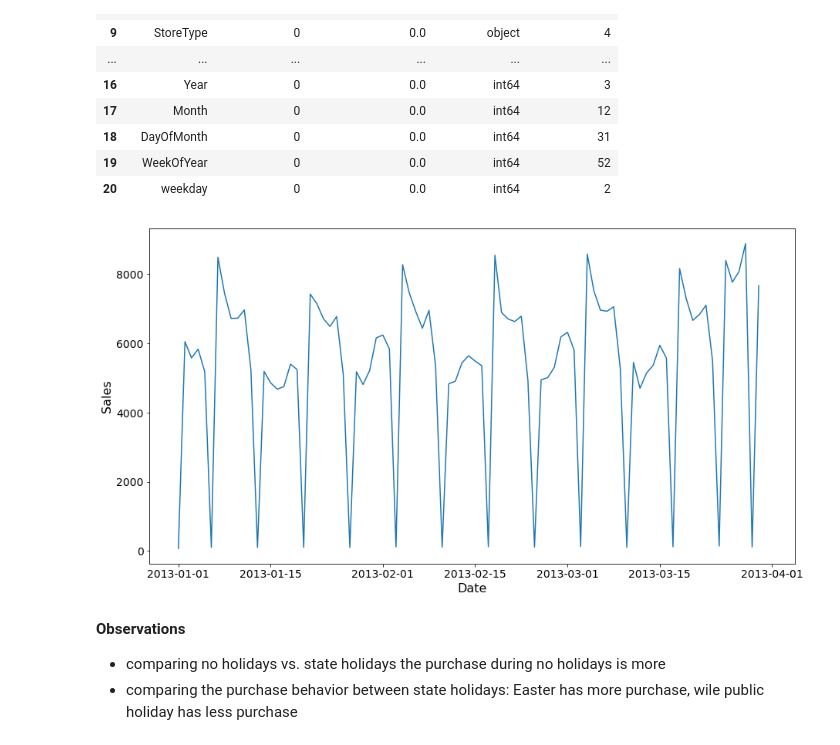
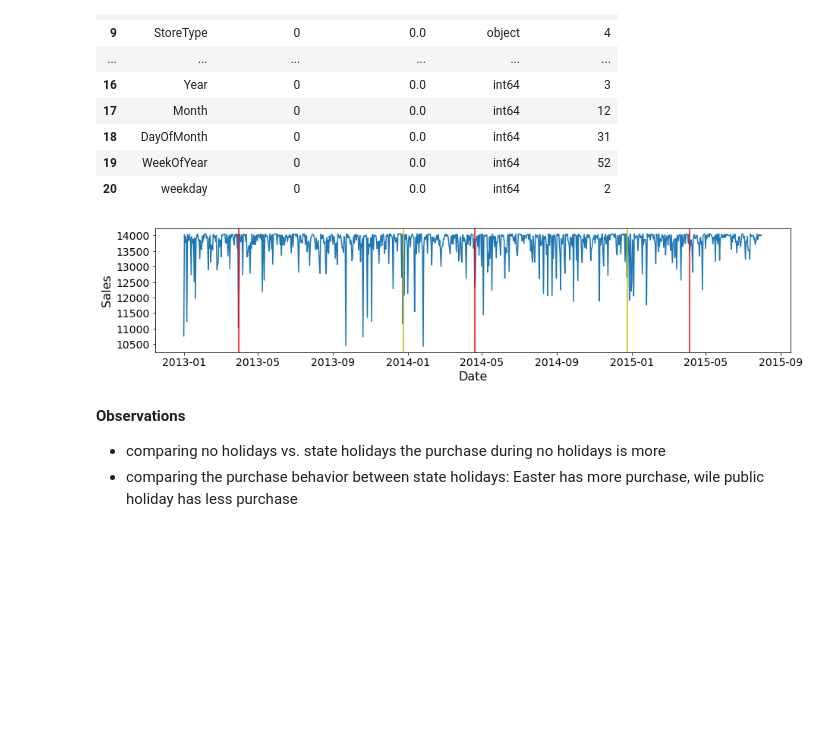
Before and after one commit to benbel376/time-series-data-sales-prediction, a Jupyter notebook: notebooks/data_exploration.ipynb, the cells around one changed output. Drawn from its saved outputs; the diff is of its cells as text; code cells hidden in the pictures; blank space fills up the shorter version.

Commit message:
holiday time chart

```diff
--- a/notebooks/data_exploration.ipynb
+++ b/notebooks/data_exploration.ipynb
@@ -117,25 +117,23 @@ DV.summ_columns(train)
 # %%
 # easter's time sale in 2013
 
-train_filter = train.copy()
-before_easter = train_filter.loc[(train_filter["Date"] < pd.to_datetime("2013-03-31"))]
-before_easter = before_easter.groupby(["Date"]).agg({"Sales": "mean"})
-during_easter = train_filter.loc[(train_filter["Date"] == pd.to_datetime("2013-03-31"))]
-during_easter = during_easter.groupby(["Date"]).agg({"Sales": "mean"})
-after_easter = train_filter.loc[train_filter["Date"] > pd.to_datetime("2018-03-31")]
-after_easter = after_easter.groupby(["Date"]).agg({"Sales": "mean"})
+train_filter = train[["Sales", "Date"]]
+date_plot = train_filter.groupby(["Date"]).agg({"Sales": "max"})
 
-plt.figure(figsize=(15, 8))
-sns.lineplot(x="Date", y="Sales", data=before_easter)
-sns.lineplot(x="Date", y="Sales", data=during_easter)
-sns.lineplot(x="Date", y="Sales", data=after_easter)
+plt.figure(figsize=(15, 3))
+sns.lineplot(x="Date", y="Sales", data=date_plot)
+plt.axvline(pd.Timestamp('2013-03-31'),color='r')
+plt.axvline(pd.Timestamp('2014-04-20'),color='r')
+plt.axvline(pd.Timestamp('2015-04-05'),color='r')
+plt.axvline(pd.Timestamp('2013-12-25'),color='y')
+plt.axvline(pd.Timestamp('2014-12-25'),color='y')
 plt.xticks(fontsize=14)
 plt.yticks(fontsize=14)
 plt.xlabel(xlabel="Date", fontsize=16)
 plt.ylabel(ylabel="Sales", fontsize=16)
 plt.show()
 # %% [output]
-[figure, old version]
+[figure, new version]
 # %% [markdown]
 **Observations**
 - comparing no holidays vs. state holidays the purchase during no holidays is more
```
Also changed, not shown: 2 other files.
